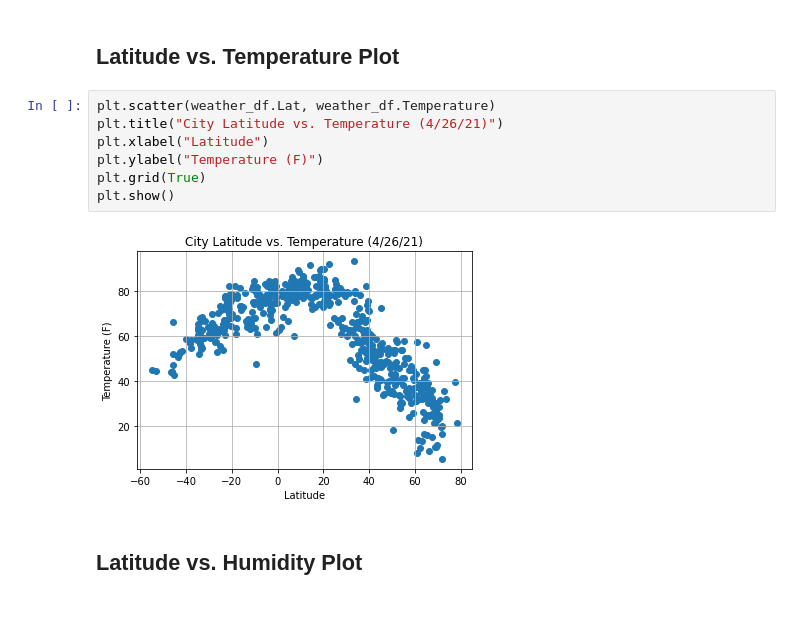
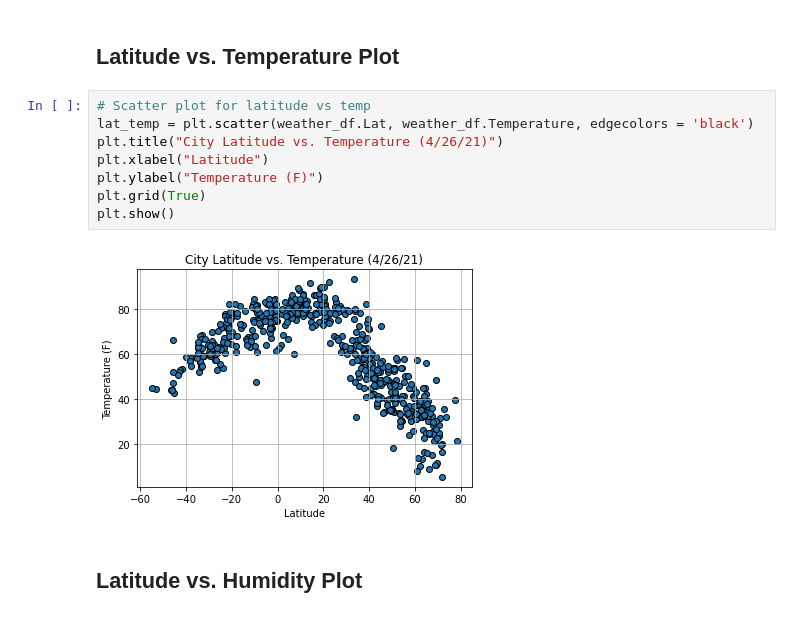
Before and after one commit to sunwoo-kim20/python-api-challenge, a Jupyter notebook: WeatherPy.ipynb, the cells around one changed output. Cells and saved outputs as stored; diff of their text form.

Commit message:
created scatter plots for data before hemisphere split

```diff
--- a/WeatherPy.ipynb
+++ b/WeatherPy.ipynb
@@ -182,13 +181,14 @@ There are no cities with humidity > 100%
 # %% [markdown]
 ## Latitude vs. Temperature Plot
 # %%
-plt.scatter(weather_df.Lat, weather_df.Temperature)
+# Scatter plot for latitude vs temp
+lat_temp = plt.scatter(weather_df.Lat, weather_df.Temperature, edgecolors = 'black')
 plt.title("City Latitude vs. Temperature (4/26/21)")
 plt.xlabel("Latitude")
 plt.ylabel("Temperature (F)")
 plt.grid(True)
 plt.show()
 # %% [output]
-[figure, old version]
+[figure, new version]
 # %% [markdown]
 ## Latitude vs. Humidity Plot
```
Also changed, not shown: parts of 18 cells of this notebook.
